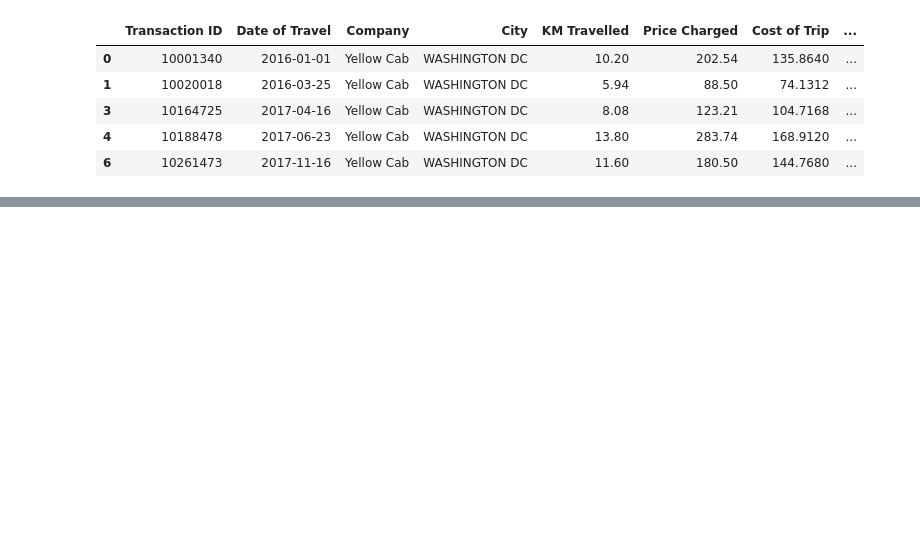
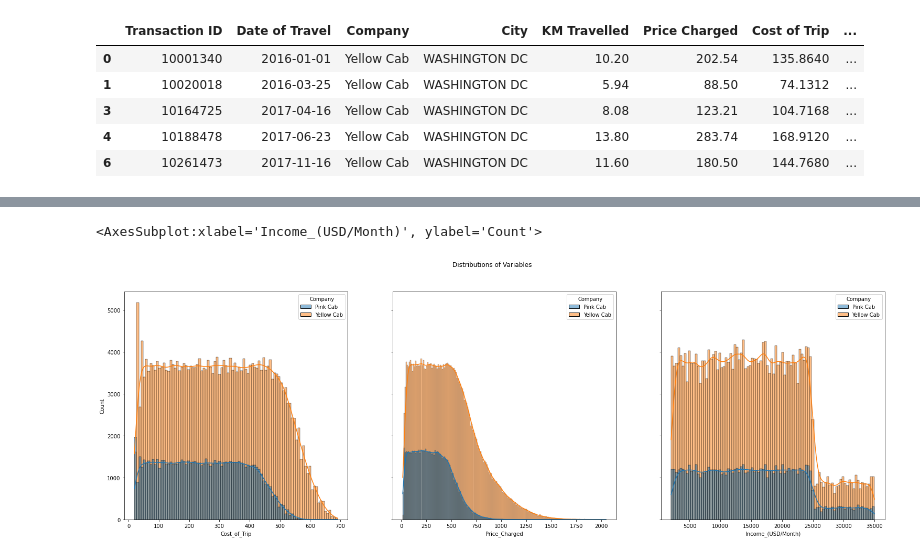
Before and after one commit to elvissounna/Projet_IA, a Jupyter notebook: week_2.ipynb, the cells around one changed output, grey strips where cells are left out. Saved outputs shown, nothing was run; the diff lists cells and outputs as text; code cells hidden in the pictures; blank space fills up the shorter version.

```diff
--- a/week_2.ipynb
+++ b/week_2.ipynb
@@ -437,3 +456,13 @@ yellow.describe()
 | 50% | 1.021987e+07 | 22.440000 | 425.060000 | 295.596000 | 6445.000000 | 1.595037e+06 | 144132.000000 | 33.000000 | ... |
 | 75% | 1.032939e+07 | 32.960000 | 633.880000 | 432.432000 | 38916.000000 | 8.405837e+06 | 302149.000000 | 42.000000 | ... |
 | max | 1.044011e+07 | 48.000000 | 2048.030000 | 691.200000 | 60000.000000 | 8.405837e+06 | 302149.000000 | 65.000000 | ... |
+# %%
+#The KDE curves and distribtion plots of selected variables with respect to Cab Firms drawn below.
+fig,axes = plt.subplots(1, 3 , figsize=(26,8), sharey=True)
+fig.suptitle('Distributions of Variables')
+sns.histplot(ax=axes[0], data=principal , x='Cost_of_Trip' , kde = True , hue="Company")
+sns.histplot(ax=axes[1], data=principal , x='Price_Charged' , kde = True , hue="Company")
+sns.histplot(ax=axes[2], data=principal , x='Income_(USD/Month)' , kde = True , hue="Company")
+# %% [output]
+<AxesSubplot:xlabel='Income_(USD/Month)', ylabel='Count'>
+[figure, added]
```
Also changed, not shown: parts of 14 cells of this notebook.
